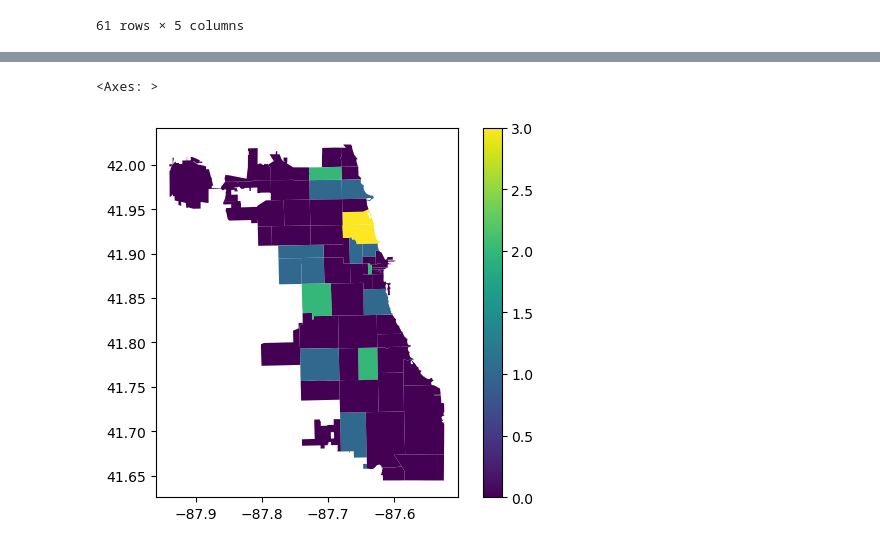
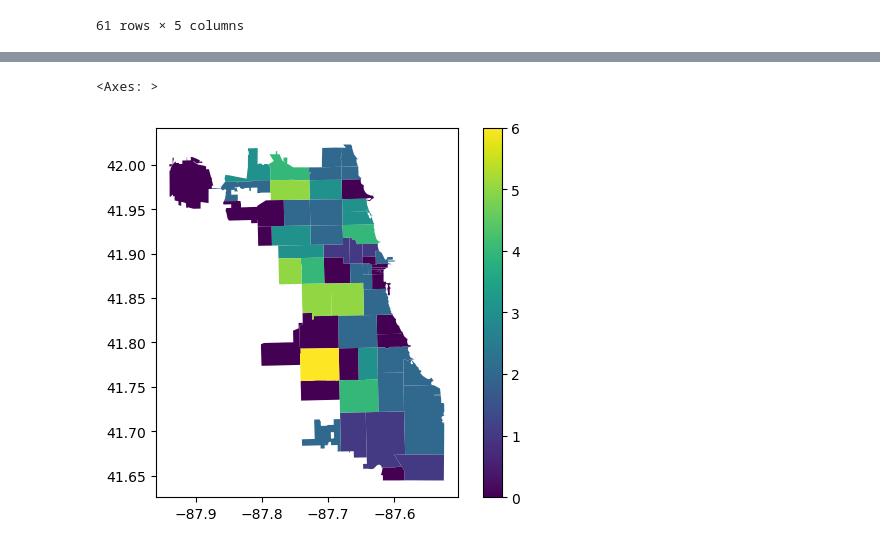
Before and after one commit to mhodgetts/Team-2, a Jupyter notebook: Team_2_V4.ipynb, the cells around one changed output, grey strips where cells are left out. Cells and saved outputs as stored; diff of their text form; code cells hidden in the pictures.

```diff
--- a/Team_2_V4.ipynb
+++ b/Team_2_V4.ipynb
@@ -1524,14 +1520,13 @@ df=df[0:500]
 from time import sleep
 address=[]
 address.clear()
-cluster=[]
 i=0
 for i in range(len(df['STREET_NO'])):
     A=str(df['STREET_NO'][i]) +  ' ' + str(df['STREET_NAME'][i])+' ' + 'Chicago'+ ' '  +'Ill'
     print(A)
     #c=df['Clusters'][i]
     geolocator = Nominatim(user_agent="name_of_your_app")
-    sleep(4)
+    sleep(10)
     location = geolocator.geocode(A,addressdetails=True)
     if location==None:
         z=''
@@ -1689,9 +1684,28 @@ gdf
 # %%
 zip_add=[]
-
+c1=[]
+c2=[]
+c3=[]
+c4=[]
 for j in range(len(gdf['zip'])):
     k=0
+    l=0
+    m=0
+    n=0
+    p=0
     for i in range(len(df_O['Zip_pop'])):
         if df_O['Zip_pop'][i]==gdf['zip'][j]:
             k=k+1
+            if df['Cluster'][i]==0:
+                l=l+1
+            elif df['Cluster'][i]==1:
+                m=m+1
+            elif df['Cluster'][i]==2:
+                n=n+1
+            elif df['Cluster'][i]==3:
+                p=p+1
     zip_add.append(k)
+    c1.append(l)
+    c2.append(m)
+    c3.append(n)
+    c4.append(p)
@@ -1718 +1751,6 @@ zip_add
 61 rows × 1 columns
+# %%
+c3=np.array(c3)
+c3=c3.tolist()
+c3=pd.DataFrame( {'C3':(c3)})
+c3
@@ -1744,0 +1790,3 @@ TypeError: first argument must be an iterable of pandas objects, you passed an o
+# %%
+gdf_m=pd.concat([gdf,c3],ignore_index=False,axis=1, sort=False)
+gdf_m
@@ -1745,9 +1807,9 @@ TypeError: first argument must be an iterable of pandas objects, you passed an o
 # %%
 #gdf_m.plot()
-gdf_m.plot("Zip_pop", legend=True)
+gdf_m.plot("C3", legend=True)
 # %% [output]
 <Axes: >
-[figure, old version]
+[figure, new version]
 # %%
 # use GeoPandas to read in the shape file with the ZIP code boundaries
 gdf = gpd.read_file('data/Boundaries_ZIP_Codes/geo_export_94cfa385-03be-4b00-b827-c9e4fdd73a8f.shp')
```
Also changed, not shown: parts of 22 cells of this notebook.
